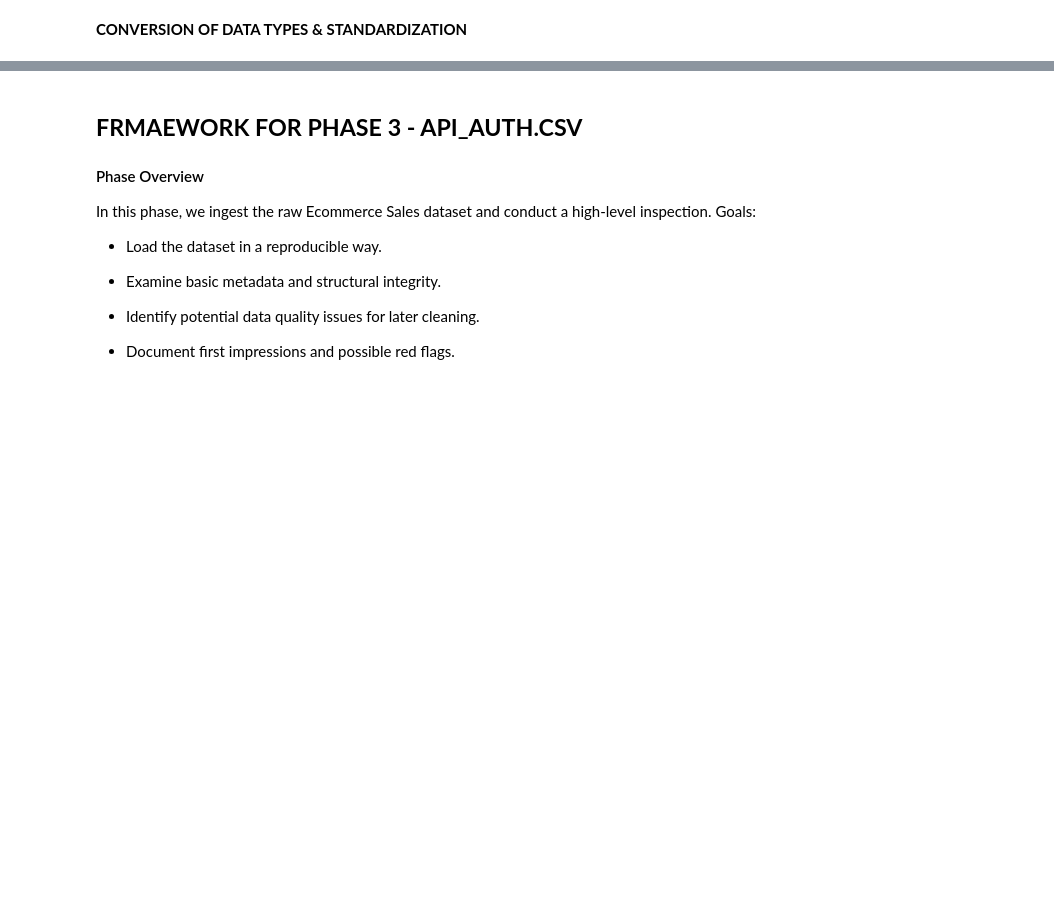
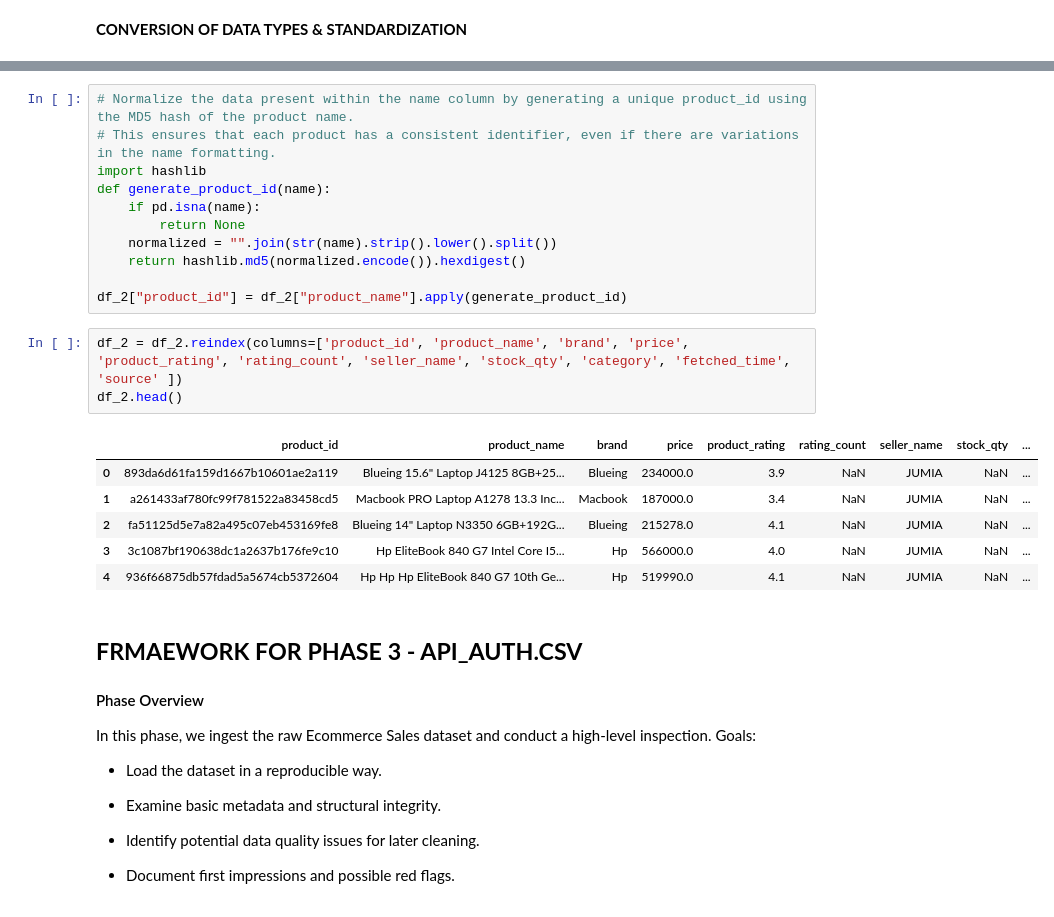
Before and after one commit to CKohwo/ADIP-Intelligence-lab, a Jupyter notebook: eda_notebook/data_analysis.ipynb, the cells around one changed output, grey strips where cells are left out. Saved outputs shown, nothing was run; the diff lists cells and outputs as text; blank space fills up the shorter version.

```diff
--- a/eda_notebook/data_analysis.ipynb
+++ b/eda_notebook/data_analysis.ipynb
@@ -277,3 +444,24 @@ df_2.head()
+# %%
+# Normalize the data present within the name column by generating a unique product_id using the MD5 hash of the product name.
+# This ensures that each product has a consistent identifier, even if there are variations in the name formatting.
+import hashlib
+def generate_product_id(name):
+    if pd.isna(name):
+        return None
+    normalized = "".join(str(name).strip().lower().split())
+    return hashlib.md5(normalized.encode()).hexdigest()
+
+df_2["product_id"] = df_2["product_name"].apply(generate_product_id)
+# %%
+df_2 = df_2.reindex(columns=['product_id', 'product_name', 'brand', 'price', 'product_rating', 'rating_count', 'seller_name', 'stock_qty', 'category', 'fetched_time', 'source' ])
+df_2.head()
+# %% [output]
+|  | product_id | product_name | brand | price | product_rating | rating_count | seller_name | stock_qty | ... |
+| 0 | 893da6d61fa159d1667b10601ae2a119 | Blueing 15.6" Laptop J4125 8GB+25... | Blueing | 234000.0 | 3.9 | NaN | JUMIA | NaN | ... |
+| 1 | a261433af780fc99f781522a83458cd5 | Macbook PRO Laptop A1278 13.3 Inc... | Macbook | 187000.0 | 3.4 | NaN | JUMIA | NaN | ... |
+| 2 | fa51125d5e7a82a495c07eb453169fe8 | Blueing 14" Laptop N3350 6GB+192G... | Blueing | 215278.0 | 4.1 | NaN | JUMIA | NaN | ... |
+| 3 | 3c1087bf190638dc1a2637b176fe9c10 | Hp EliteBook 840 G7 Intel Core I5... | Hp | 566000.0 | 4.0 | NaN | JUMIA | NaN | ... |
+| 4 | 936f66875db57fdad5a5674cb5372604 | Hp Hp Hp EliteBook 840 G7 10th Ge... | Hp | 519990.0 | 4.1 | NaN | JUMIA | NaN | ... |
 # %% [markdown]
   **FRMAEWORK FOR PHASE 3 - API_AUTH.CSV**
 --------------
```
Also changed, not shown: parts of 32 cells of this notebook, 11 other files.
